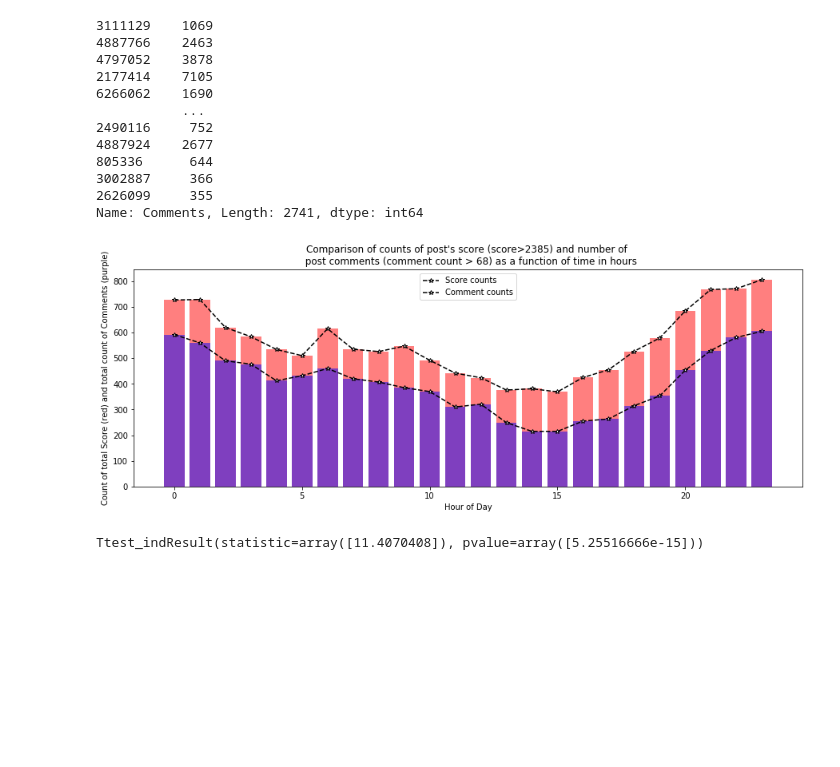
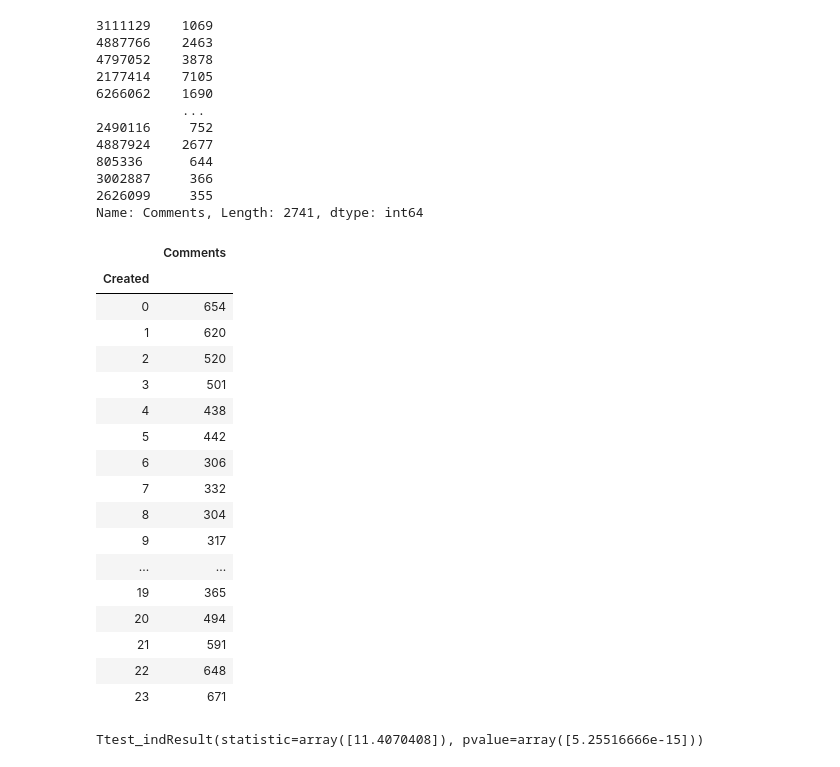
Before and after one commit to Jameshskelton/Simple-Reddit-Scraper, a Jupyter notebook: Scripts/EDA-and-Analysis.ipynb, the cells around one changed output. Drawn from its saved outputs; the diff is of its cells as text; code cells hidden in the pictures; blank space fills up the shorter version.

```diff
--- a/Scripts/EDA-and-Analysis.ipynb
+++ b/Scripts/EDA-and-Analysis.ipynb
@@ -217,29 +149,30 @@ df_high_comments.Comments
 3002887     366
 2626099     355
 Name: Comments, Length: 2741, dtype: int64
-# %%
-# df_high_score.groupby(df_high_score["Created"].dt.hour).count().plot( kind="bar")
-# commentwork.groupby(work["Created"].dt.hour).count().plot( kind="bar", figsize = [20,10], stacked = True)
-# scorework.groupby(work["Created"].dt.hour).count().plot( kind="bar", figsize = [20,10], stacked = True)
-
-
-test_df = commentwork.groupby(work["Created"].dt.hour).count()
-test_df['score']= scorework.groupby(work["Created"].dt.hour).count()
-test_df['Created'] = list(range(0,24))
-fig, ax = plt.subplots(figsize=([15,5]))
-plt.plot(test_df.Created, test_df.score, color = 'black', alpha = 1, label = 'Score counts', linestyle='dashed', marker = '*', markerfacecolor='White')
-plt.plot(test_df.Created, test_df.Comments,color = 'black',alpha = 1, label = 'Comment counts', linestyle='dashed', marker = '*', markerfacecolor = 'White')
-rects1 = ax.bar(test_df.Created, test_df.score, color='r', alpha = .5)
-rects2 = ax.bar(test_df.Created, test_df.Comments, color = 'b', alpha= .5)
-# plt.figur(figsize=([40,10]))
-
-ax.set_xlabel('Hour of Day')
-ax.set_ylabel('Count of total Score (red) and total count of Comments (purple)')
-ax.legend()
-ax.set_title("Comparison of counts of post's score (score>2385) and number of \n  post comments (comment count > 68) as a function of time in hours")
-plt.show()
-# %% [output]
-[figure, removed]
+# %%
+# test_df['Score']= scorework.groupby(work["Created"].dt.hour).count()
+test_df
+scorework.groupby(work["Created"].dt.hour).count().drop('Created', axis =1)
+commentwork.groupby(work["Created"].dt.hour).count()
+# %% [output]
+|  | Comments |
+| Created |  |
+| 0 | 654 |
+| 1 | 620 |
+| 2 | 520 |
+| 3 | 501 |
+| 4 | 438 |
+| 5 | 442 |
+| 6 | 306 |
+| 7 | 332 |
+| 8 | 304 |
+| 9 | 317 |
+| ... | ... |
+| 19 | 365 |
+| 20 | 494 |
+| 21 | 591 |
+| 22 | 648 |
+| 23 | 671 |
 # %%
 # Analysis of the score count and comment count by date time, dont use this.
 stats.ttest_ind(scorework.groupby(work["Created"].dt.hour).count(), commentwork.groupby(work["Created"].dt.hour).count())
```
Also changed, not shown: parts of 17 cells of this notebook, 3 other files.
